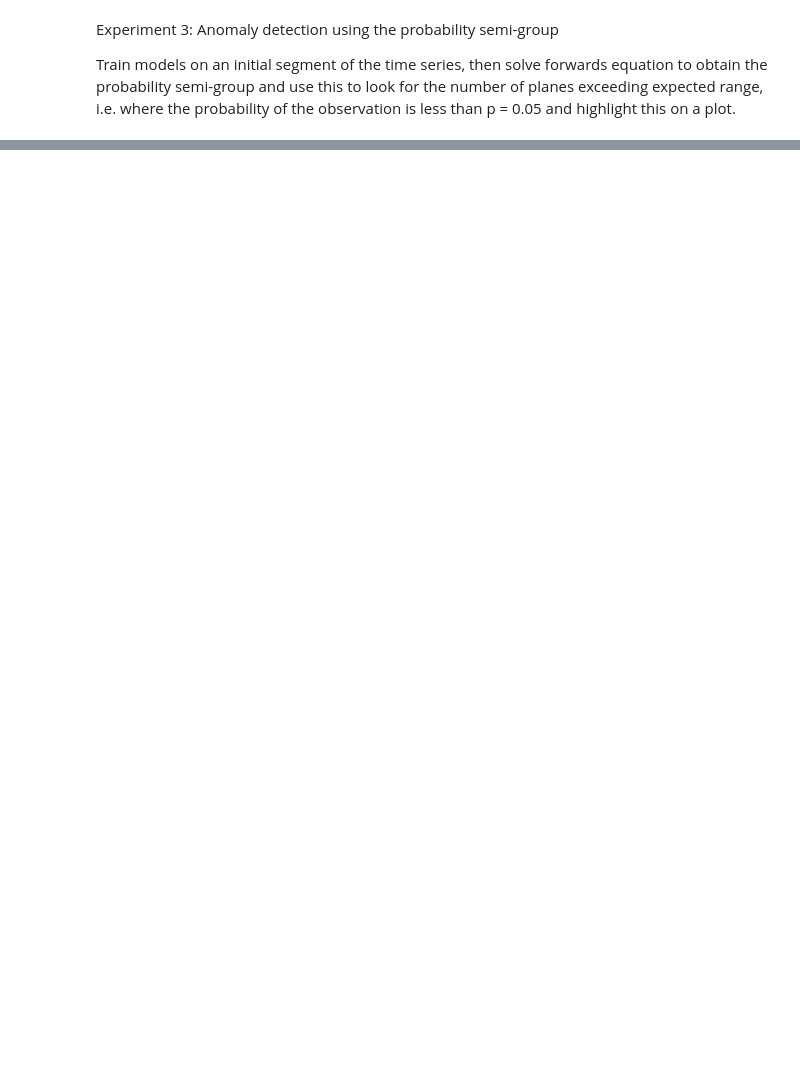
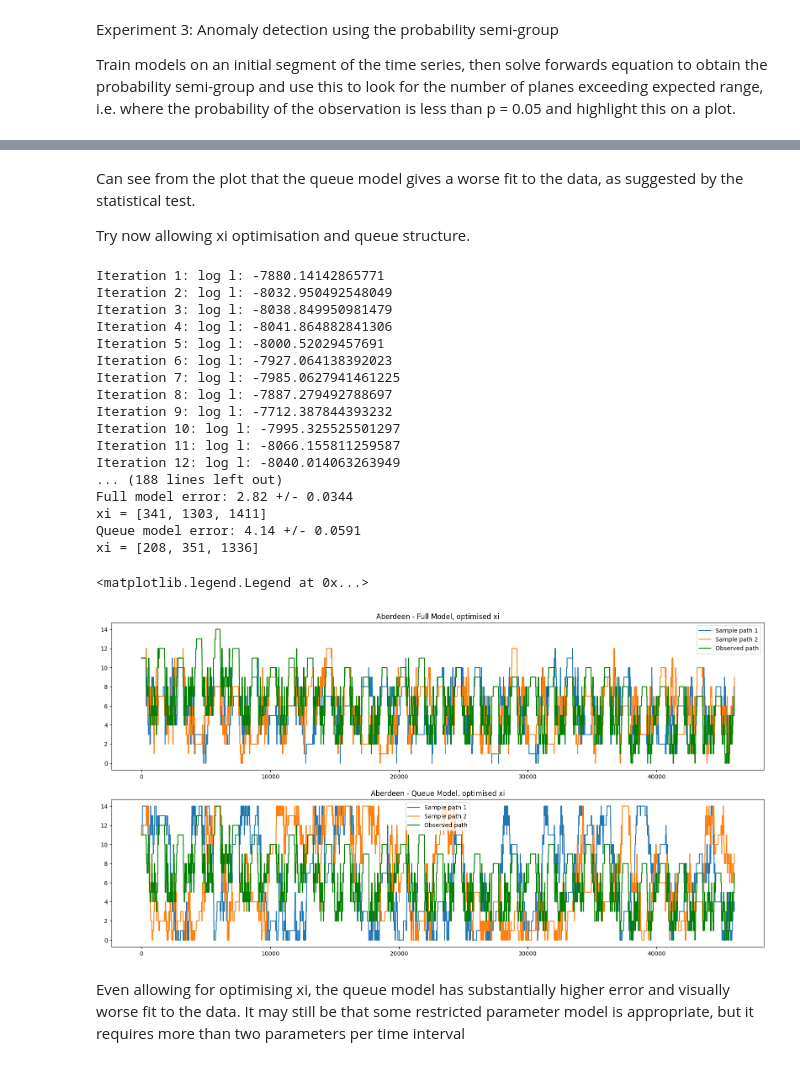
Before and after one commit to WrightC813/Air-Traffic-Modelling, a Jupyter notebook: Exploritory_Analysis.ipynb, the cells around one changed output, grey strips where cells are left out. Saved outputs shown, nothing was run; the diff lists cells and outputs as text; code cells hidden in the pictures; blank space fills up the shorter version.

```diff
--- a/Exploritory_Analysis.ipynb
+++ b/Exploritory_Analysis.ipynb
@@ -386,0 +515,47 @@ Iteration 100: log l: -864.3420996988518
+# %% [markdown]
+Can see from the plot that the queue model gives a worse fit to the data, as suggested by the statistical test.
+
+Try now allowing xi optimisation and queue structure.
+# %%
+err_full, log_l_full = mod_full.fit(states,times,xi,'MLE','random',N=100, coeff_struct=structure_gen)
+err_queue, log_l_queue = mod_queue.fit(states,times,xi,'MLE','random',N=100, coeff_struct=structure_queue)
+
+print(f'Full model error: {err_full[0]:.3} +/- {err_full[1]:.3}\nxi = {[int(x) for x in mod_full.xi]}')
+print(f'Queue model error: {err_queue[0]:.3} +/- {err_queue[1]:.3}\nxi = {[int(x) for x in mod_queue.xi]}')
+
+fig, axs = plt.subplots(2,1,figsize=(20,10))
+axs[0].set_title(f'Aberdeen - Full Model, optimised xi')
+for j in range(2):
+    s,t = mod_full.generate_path(states[0],0,times[-1])
+    axs[0].step(t,s,where='post', label=f'Sample path {j+1}')
+axs[0].step(times,states,where='post',color='green', label='Observed path')
+axs[0].legend()
+
+axs[1].set_title(f'Aberdeen - Queue Model, optimised xi')
+for j in range(2):
+    s,t = mod_queue.generate_path(states[0],0,times[-1])
+    axs[1].step(t,s,where='post', label=f'Sample path {j+1}')
+axs[1].step(times,states,where='post',color='green', label='Observed path')
+axs[1].legend()
+# %% [output]
+Iteration 1: log l: -7880.14142865771
+Iteration 2: log l: -8032.950492548049
+Iteration 3: log l: -8038.849950981479
+Iteration 4: log l: -8041.864882841306
+Iteration 5: log l: -8000.52029457691
+Iteration 6: log l: -7927.064138392023
+Iteration 7: log l: -7985.0627941461225
+Iteration 8: log l: -7887.279492788697
+Iteration 9: log l: -7712.387844393232
+Iteration 10: log l: -7995.325525501297
+Iteration 11: log l: -8066.155811259587
+Iteration 12: log l: -8040.014063263949
+... (188 lines left out)
+Full model error: 2.82 +/- 0.0344
+xi = [341, 1303, 1411]
+Queue model error: 4.14 +/- 0.0591
+xi = [208, 351, 1336]
+<matplotlib.legend.Legend at 0x...>
+[figure, added]
+# %% [markdown]
+Even allowing for optimising xi, the queue model has substantially higher error and visually worse fit to the data. It may still be that some restricted parameter model is appropriate, but it requires more than two parameters per time interval
```
Also changed, not shown: parts of 15 cells of this notebook, 1 other file.
